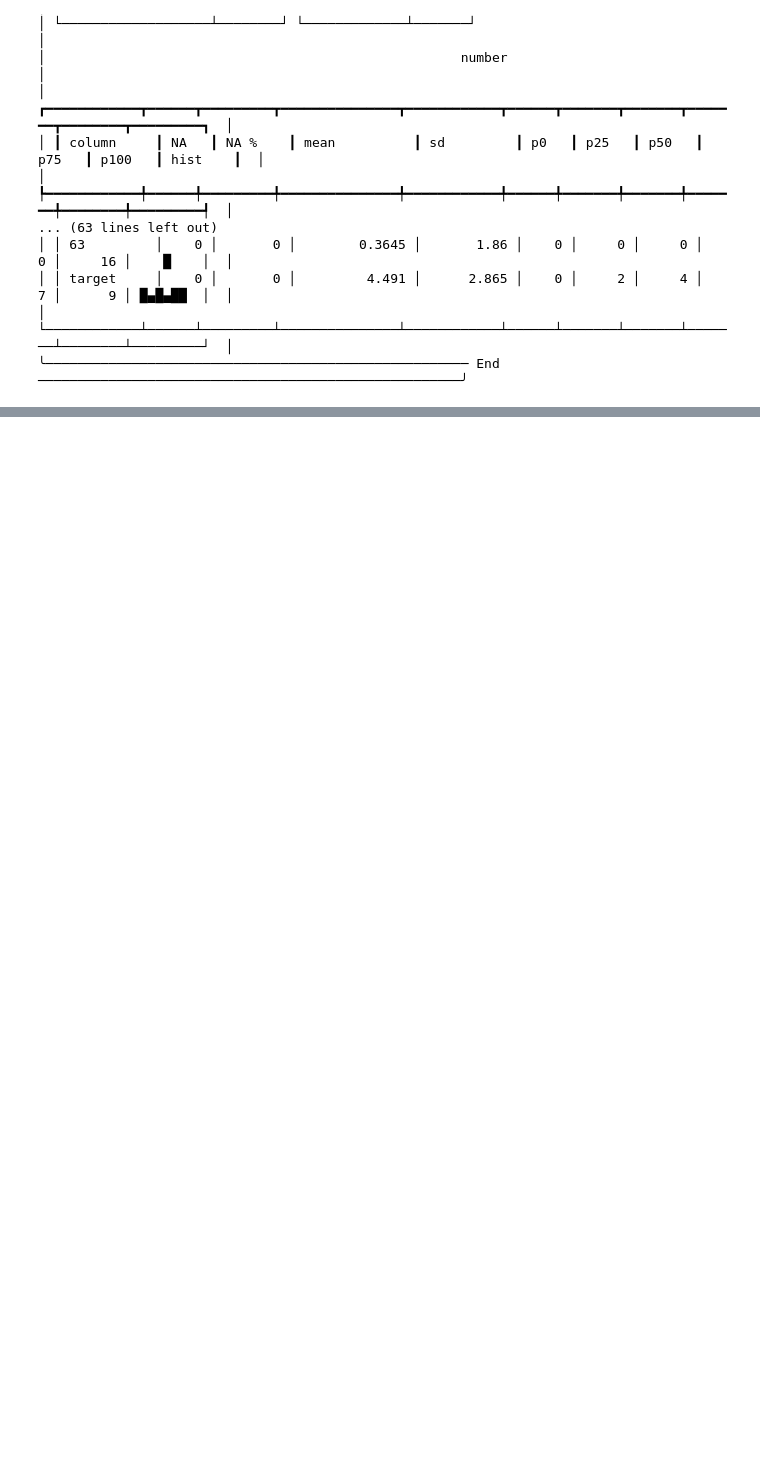
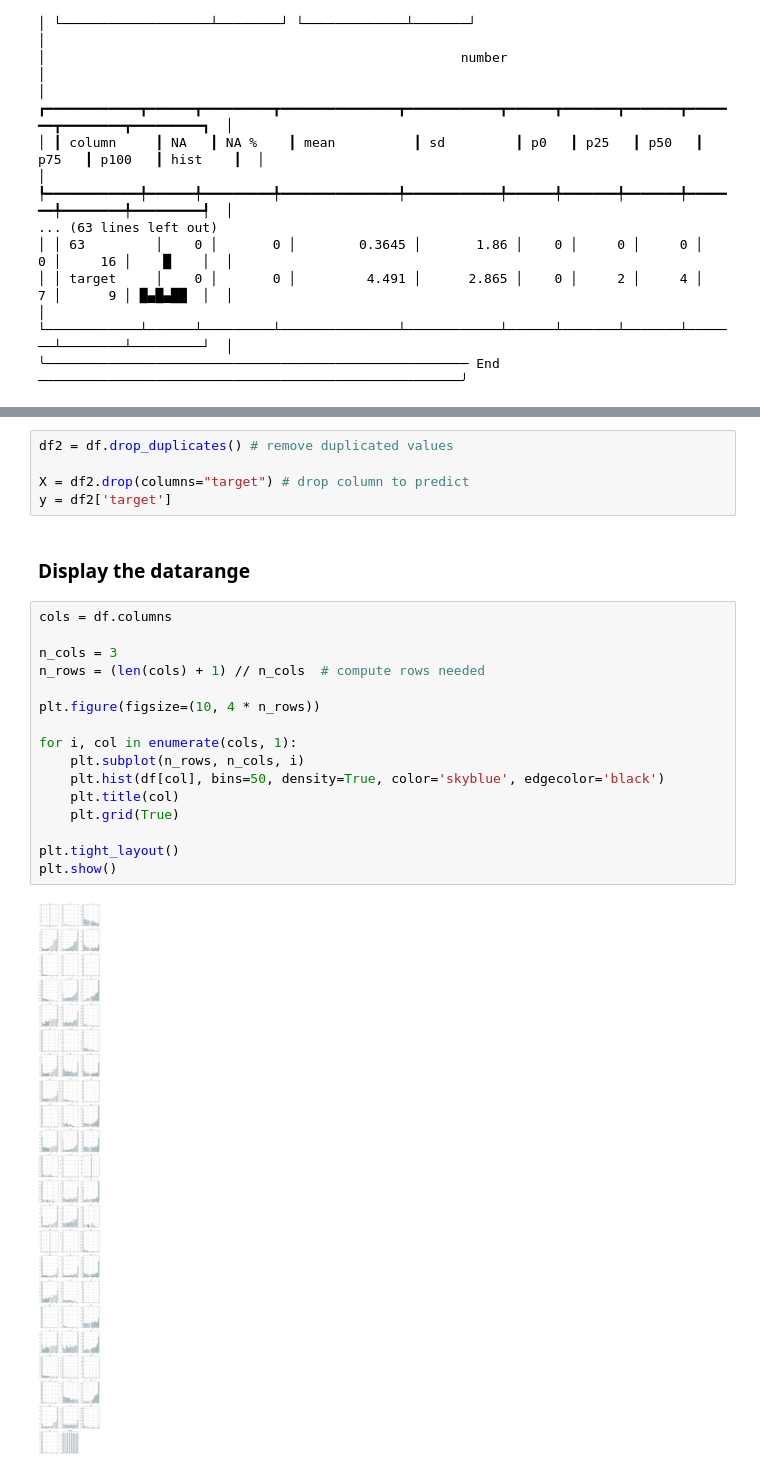
Before and after one commit to ThomasHtn/MNIST, a Jupyter notebook: analyse_digits_dataset.ipynb, the cells around one changed output, grey strips where cells are left out. Drawn from its saved outputs; the diff is of its cells as text; blank space fills up the shorter version.

```diff
--- a/analyse_digits_dataset.ipynb
+++ b/analyse_digits_dataset.ipynb
@@ -56,0 +140,25 @@ skim(df)
+# %%
+df2 = df.drop_duplicates() # remove duplicated values
+
+X = df2.drop(columns="target") # drop column to predict
+y = df2['target']
+# %% [markdown]
+### Display the datarange
+# %%
+cols = df.columns
+
+n_cols = 3
+n_rows = (len(cols) + 1) // n_cols  # compute rows needed
+
+plt.figure(figsize=(10, 4 * n_rows))
+
+for i, col in enumerate(cols, 1):
+    plt.subplot(n_rows, n_cols, i)
+    plt.hist(df[col], bins=50, density=True, color='skyblue', edgecolor='black')
+    plt.title(col)
+    plt.grid(True)
+
+plt.tight_layout()
+plt.show()
+# %% [output]
+[figure, added]
```
Also changed, not shown: parts of 18 cells of this notebook, 2 other files.
